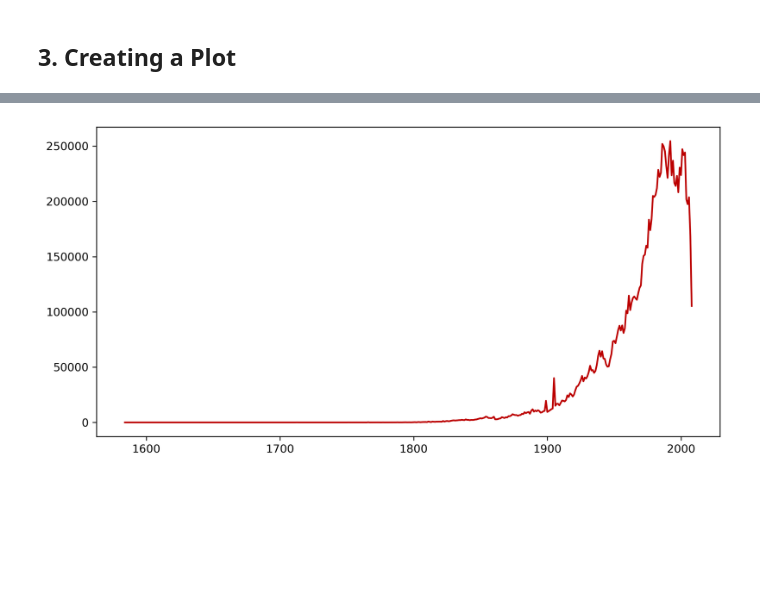
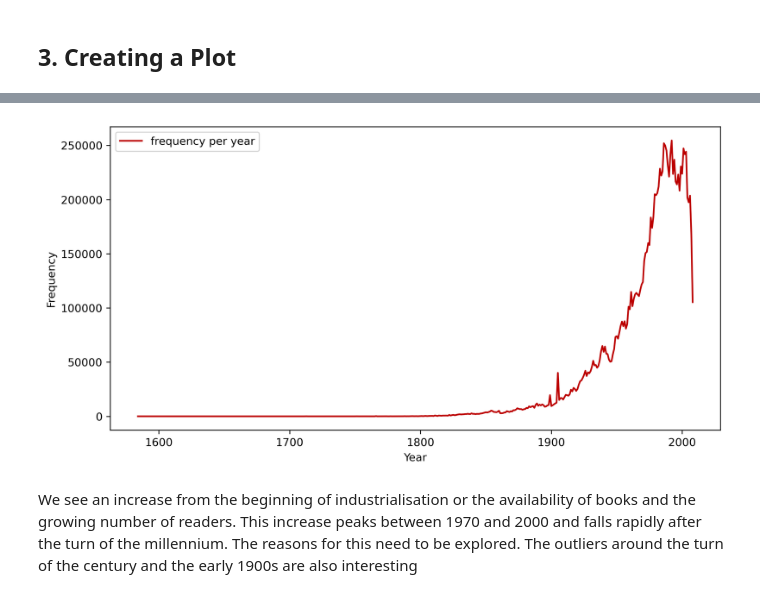
Before and after one commit to bennymiddel/personal_projects, a Jupyter notebook: 02_Big_Data/Big_data_notebook.ipynb, the cells around one changed output, grey strips where cells are left out. Saved outputs shown, nothing was run; the diff lists cells and outputs as text; code cells hidden in the pictures; blank space fills up the shorter version.

```diff
--- a/02_Big_Data/Big_data_notebook.ipynb
+++ b/02_Big_Data/Big_data_notebook.ipynb
@@ -73,8 +98,13 @@ filtered_data['year'] = filtered_data['year'].astype(int)
 # %%
 import matplotlib.pyplot as plt
 
 plt.figure(figsize = (10,5), dpi= 300)
-plt.plot(filtered_data['year'], filtered_data['frequency'], color = '#bc0000' )
+plt.plot(filtered_data['year'], filtered_data['frequency'], color = '#bc0000', label = 'frequency per year')
+plt.legend()
+plt.xlabel('Year')
+plt.ylabel('Frequency')
 plt.show()
 # %% [output]
-[figure, old version]
+[figure, new version]
+# %% [markdown]
+We see an increase from the beginning of industrialisation or the availability of books and the growing number of readers. This increase peaks between 1970 and 2000 and falls rapidly after the turn of the millennium. The reasons for this need to be explored. The outliers around the turn of the century and the early 1900s are also interesting
```
Also changed, not shown: parts of 10 cells of this notebook.
